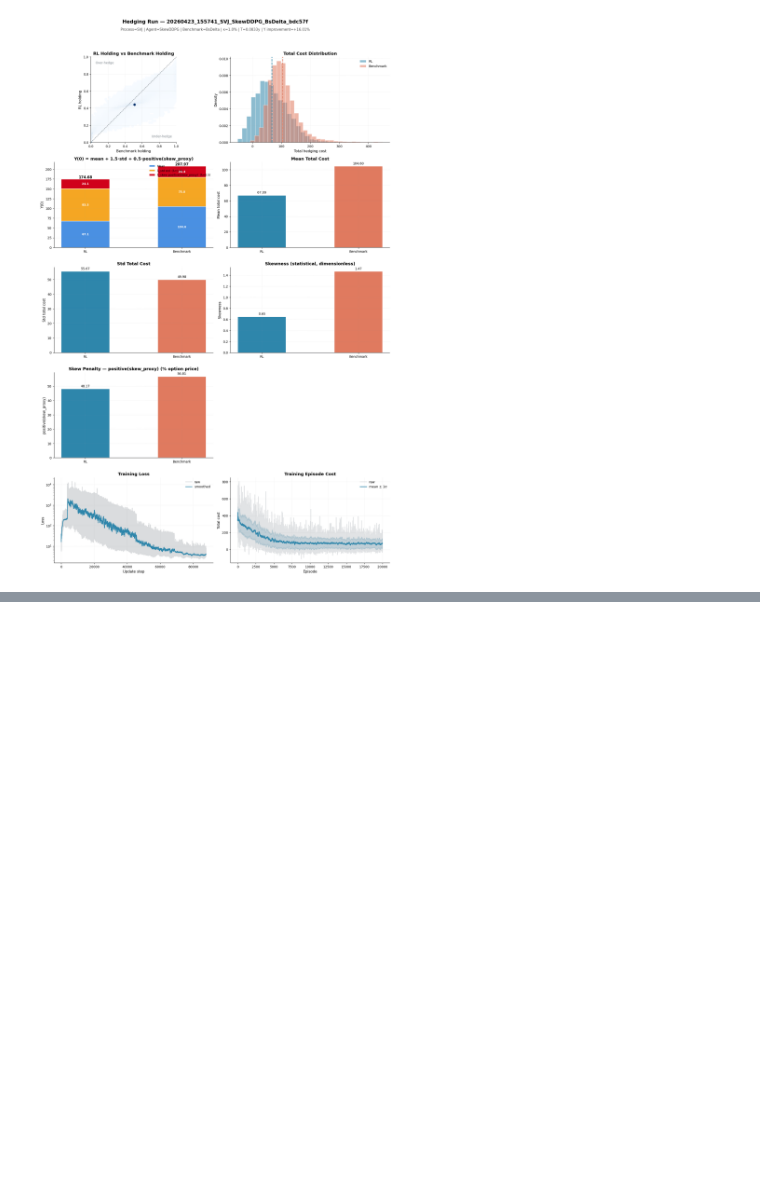
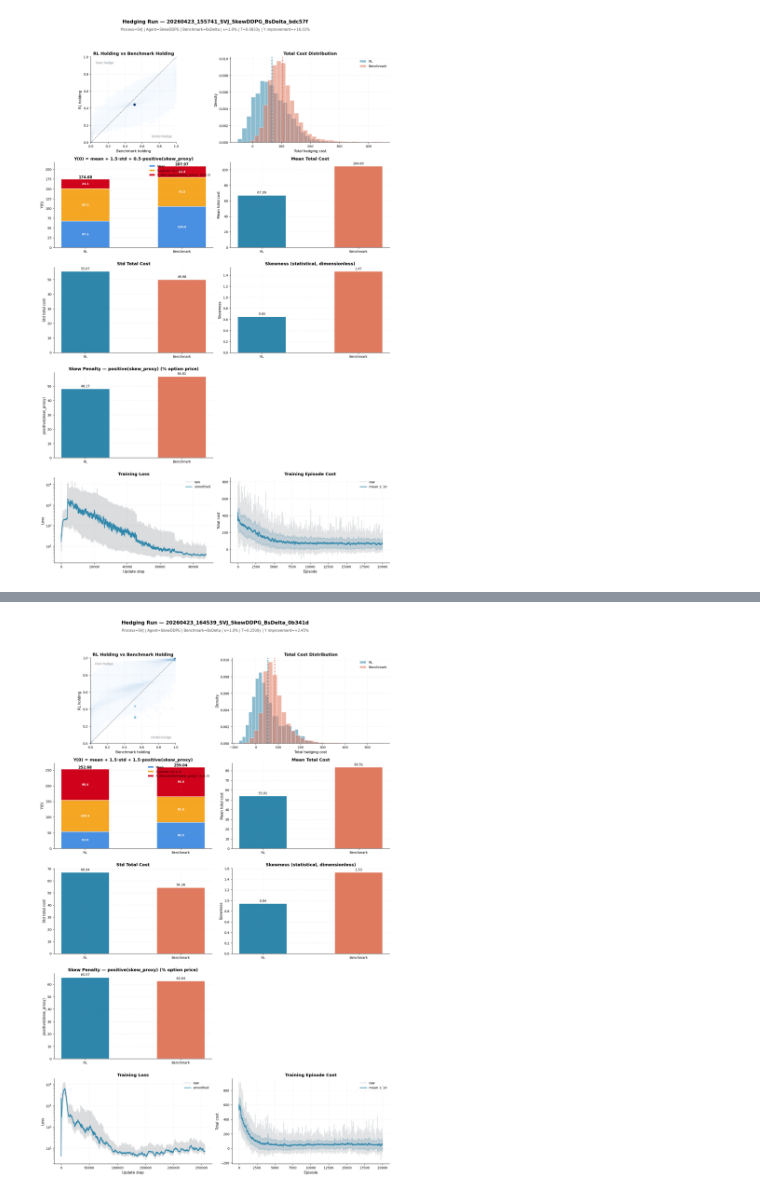
Before and after one commit to thibault-charbonnier/deep-hedging, a Jupyter notebook: notebooks/plot.ipynb, the cells around one changed output, grey strips where cells are left out. Saved outputs shown, nothing was run; the diff lists cells and outputs as text; code cells hidden in the pictures; blank space fills up the shorter version.

```diff
--- a/notebooks/plot.ipynb
+++ b/notebooks/plot.ipynb
@@ -10,0 +19,4 @@ plot_run("20260423_155741_SVJ_SkewDDPG_BsDelta_bdc57f",include_skew_in_y=True)
+# %%
+plot_run("20260423_164539_SVJ_SkewDDPG_BsDelta_0b341d",include_skew_in_y=True)
+# %% [output]
+[figure, added]
```
Also changed, not shown: parts of 2 cells of this notebook, 3 other files.
